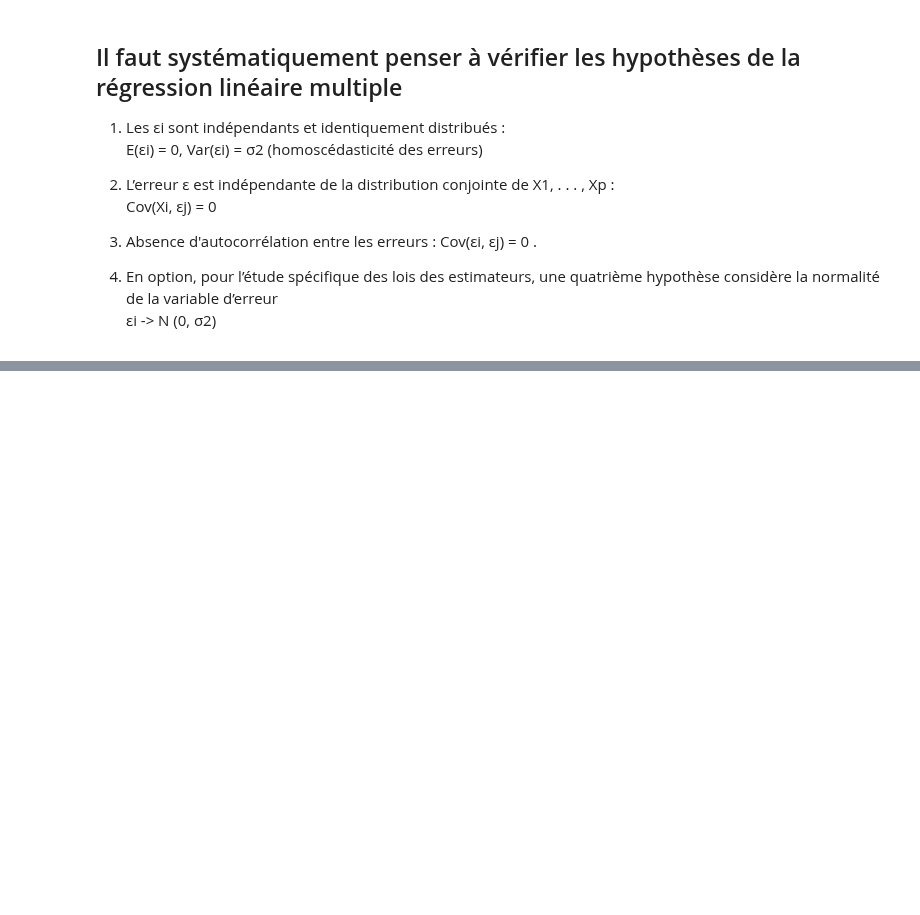
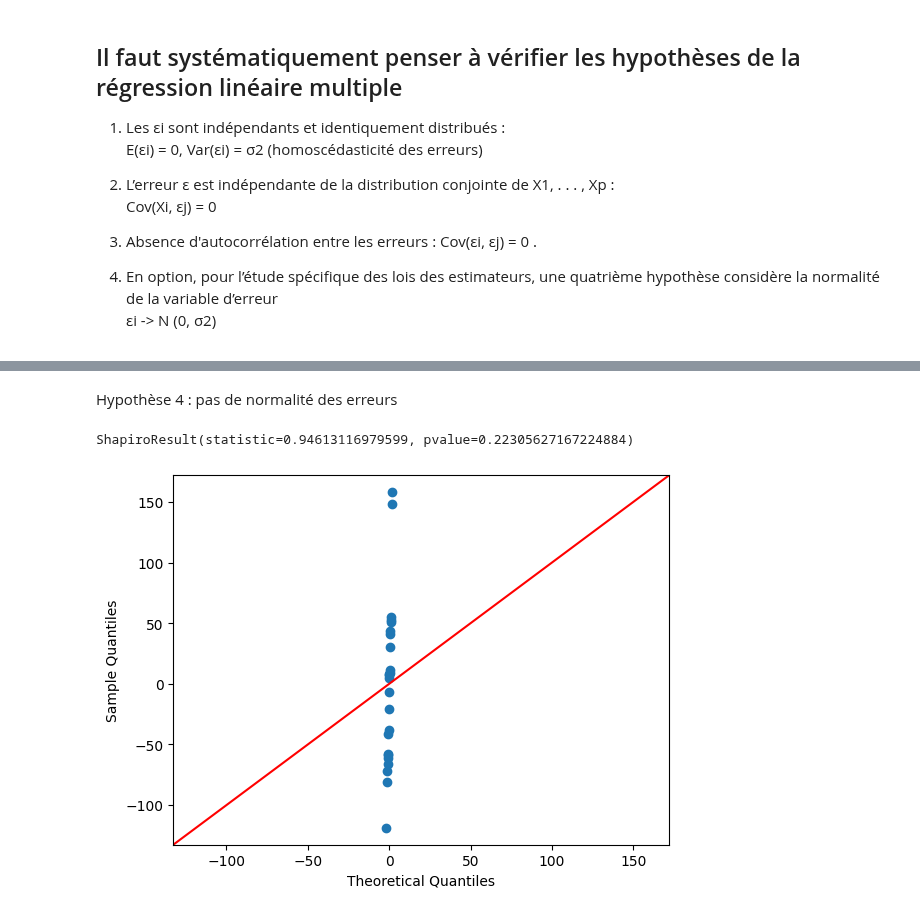
Before and after one commit to Ab2nour/customer-base-analysis, a Jupyter notebook: expose-regression.ipynb, the cells around one changed output, grey strips where cells are left out. Cells and saved outputs as stored; diff of their text form; code cells hidden in the pictures; blank space fills up the shorter version.

```diff
--- a/expose-regression.ipynb
+++ b/expose-regression.ipynb
@@ -124,0 +211,8 @@ hypothèse considère la normalité de la variable d’erreur
+# %% [markdown]
+Hypothèse 4 : pas de normalité des erreurs
+# %%
+sm.qqplot(errors, line='45')
+print(stats.shapiro(errors))
+# %% [output]
+ShapiroResult(statistic=0.94613116979599, pvalue=0.22305627167224884)
+[figure, added]
```
Also changed, not shown: parts of 15 cells of this notebook.
